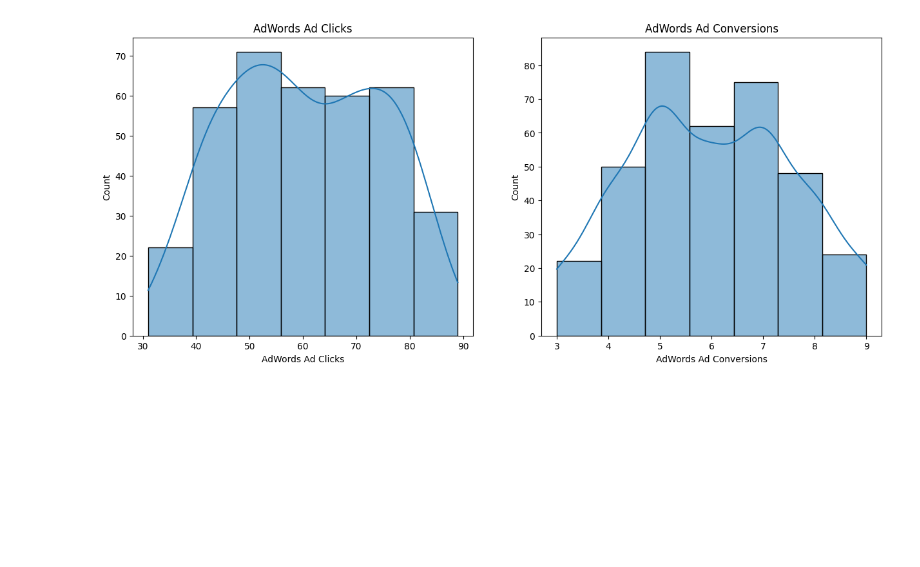
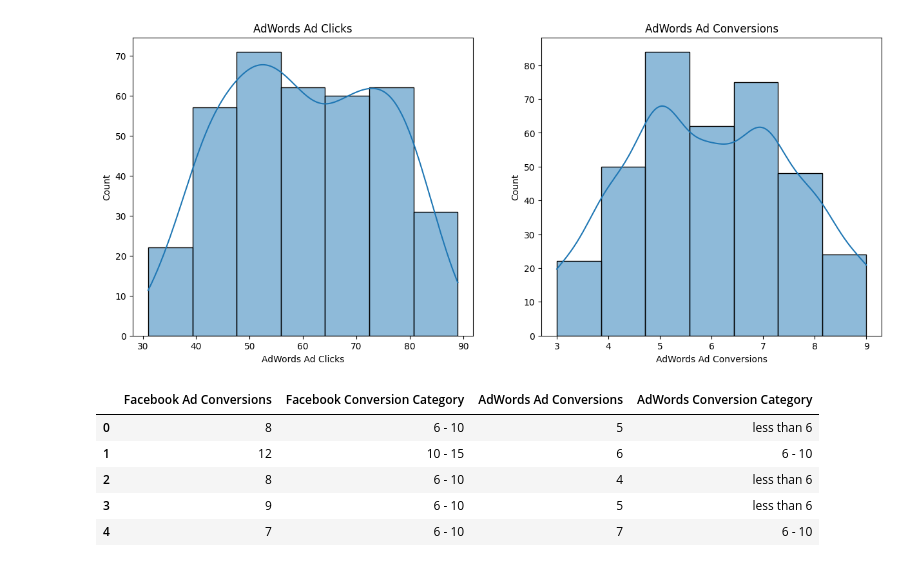
Before and after one commit to Engineer-purvesh18/A-B-Testing, a Jupyter notebook: main.ipynb, the cells around one changed output. Drawn from its saved outputs; the diff is of its cells as text; code cells hidden in the pictures; blank space fills up the shorter version.

```diff
--- a/main.ipynb
+++ b/main.ipynb
@@ -116,3 +116,30 @@ plt.show()
 # %% [output]
 [figure]
 [figure]
+# %%
+# creating function to calculate the category for the conversions
+def create_conversion_category(conversion_col):
+    category = []
+    for conversion in df[conversion_col]:
+        if conversion < 6:
+            category.append('less than 6')
+        elif 6 <= conversion < 11:
+            category.append('6 - 10')
+        elif 11 <= conversion < 16:
+            category.append('10 - 15')
+        else:
+            category.append('more than 15')
+    return category
+
+# applying function of different campaign's conversions
+df['Facebook Conversion Category'] = create_conversion_category('Facebook Ad Conversions')
+df['AdWords Conversion Category'] = create_conversion_category('AdWords Ad Conversions')
+# %%
+df[['Facebook Ad Conversions','Facebook Conversion Category','AdWords Ad Conversions','AdWords Conversion Category']].head()
+# %% [output]
+|  | Facebook Ad Conversions | Facebook Conversion Category | AdWords Ad Conversions | AdWords Conversion Category |
+| 0 | 8 | 6 - 10 | 5 | less than 6 |
+| 1 | 12 | 10 - 15 | 6 | 6 - 10 |
+| 2 | 8 | 6 - 10 | 4 | less than 6 |
+| 3 | 9 | 6 - 10 | 5 | less than 6 |
+| 4 | 7 | 6 - 10 | 7 | 6 - 10 |
```
